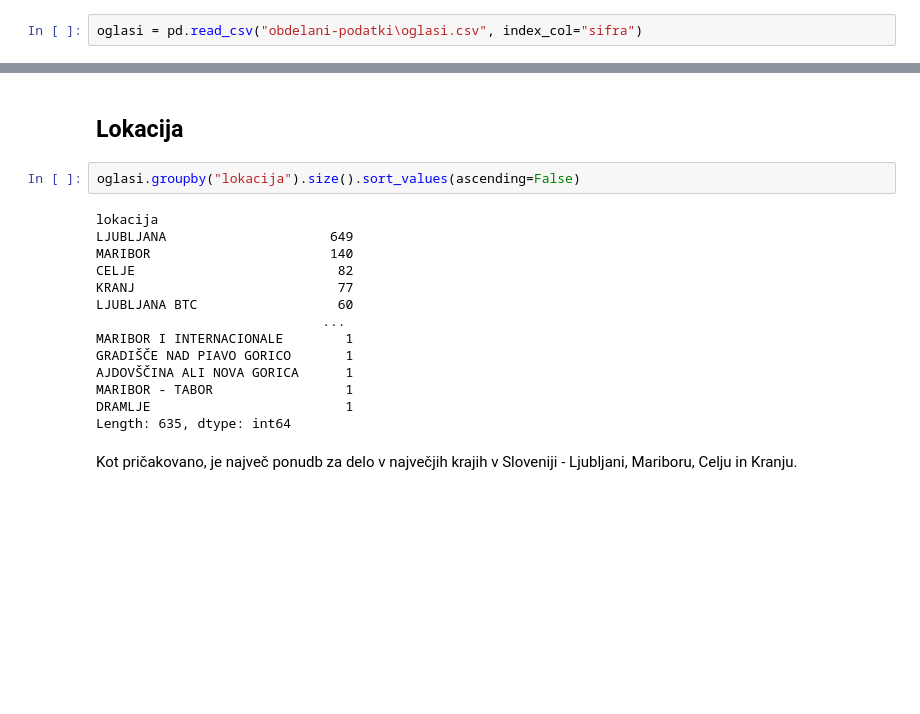
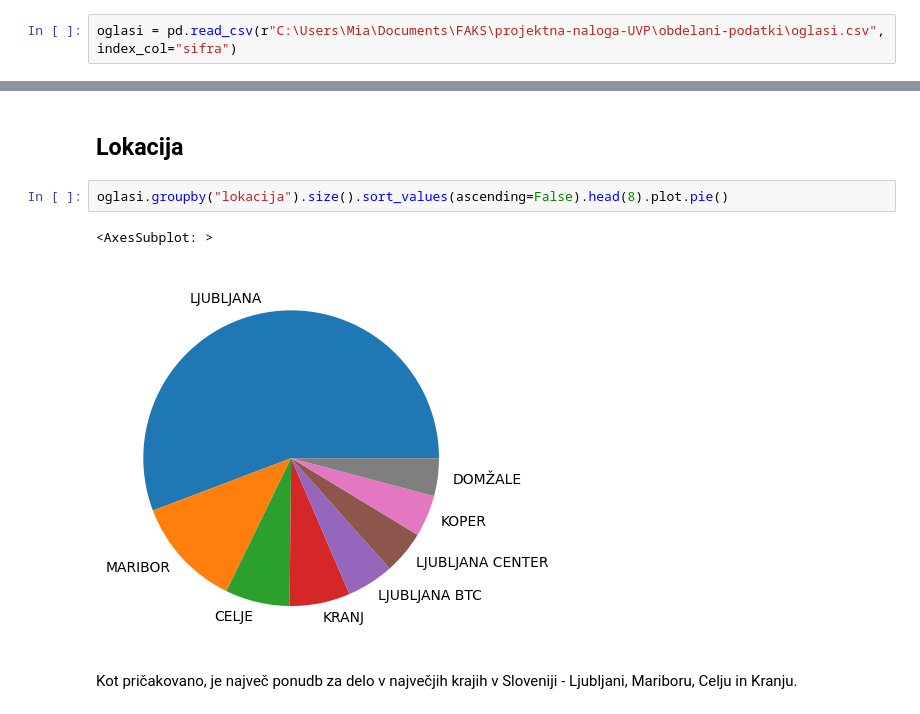
Before and after one commit to miaaren/projektna-naloga-UVP, a Jupyter notebook: obdelava.ipynb, the cells around one changed output, grey strips where cells are left out. Drawn from its saved outputs; the diff is of its cells as text; blank space fills up the shorter version.

```diff
--- a/obdelava.ipynb
+++ b/obdelava.ipynb
@@ -5,7 +5,7 @@ Za projektno nalogo bom analizirala oglase za delo, ki so bili objavljeni na spl
 # %%
 import pandas as pd
 # %%
-oglasi = pd.read_csv("obdelani-podatki\oglasi.csv", index_col="sifra")
+oglasi = pd.read_csv(r"C:\Users\Mia\Documents\FAKS\projektna-naloga-UVP\obdelani-podatki\oglasi.csv", index_col="sifra")
 # %%
 oglasi
 # %% [output]
@@ -141,21 +141,10 @@ novi_oglasi.groupby("delovnik").size().plot.bar()
 # %% [markdown]
 ## Lokacija
 # %%
-oglasi.groupby("lokacija").size().sort_values(ascending=False)
+oglasi.groupby("lokacija").size().sort_values(ascending=False).head(8).plot.pie()
 # %% [output]
-lokacija
-LJUBLJANA                     649
-MARIBOR                       140
-CELJE                          82
-KRANJ                          77
-LJUBLJANA BTC                  60
-                             ...
-MARIBOR I INTERNACIONALE        1
-GRADIŠČE NAD PIAVO GORICO       1
-AJDOVŠČINA ALI NOVA GORICA      1
-MARIBOR - TABOR                 1
-DRAMLJE                         1
-Length: 635, dtype: int64
+<AxesSubplot: >
+[figure, added]
 # %% [markdown]
 Kot pričakovano, je največ ponudb za delo v največjih krajih v Sloveniji - Ljubljani, Mariboru, Celju in Kranju.
 # %% [markdown]
```
Also changed, not shown: parts of 2 cells of this notebook.
